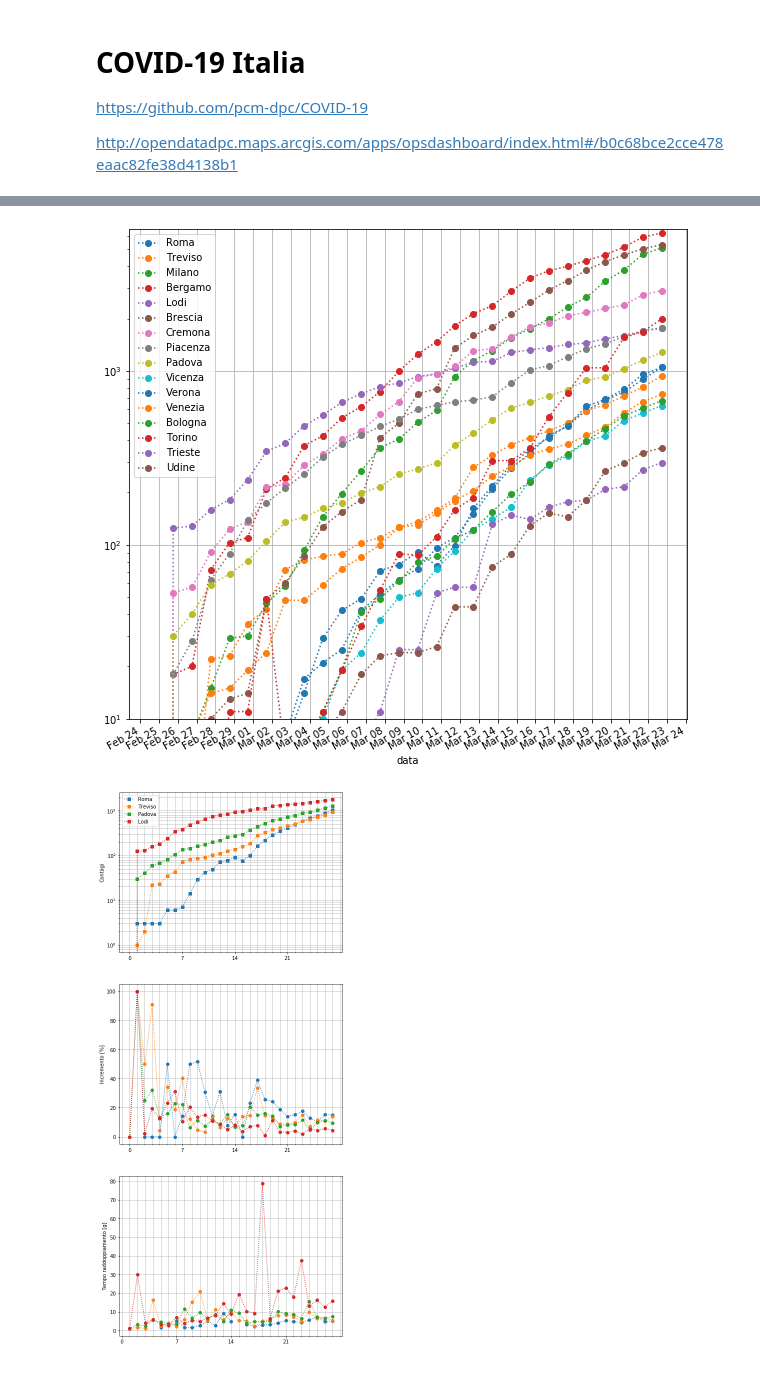
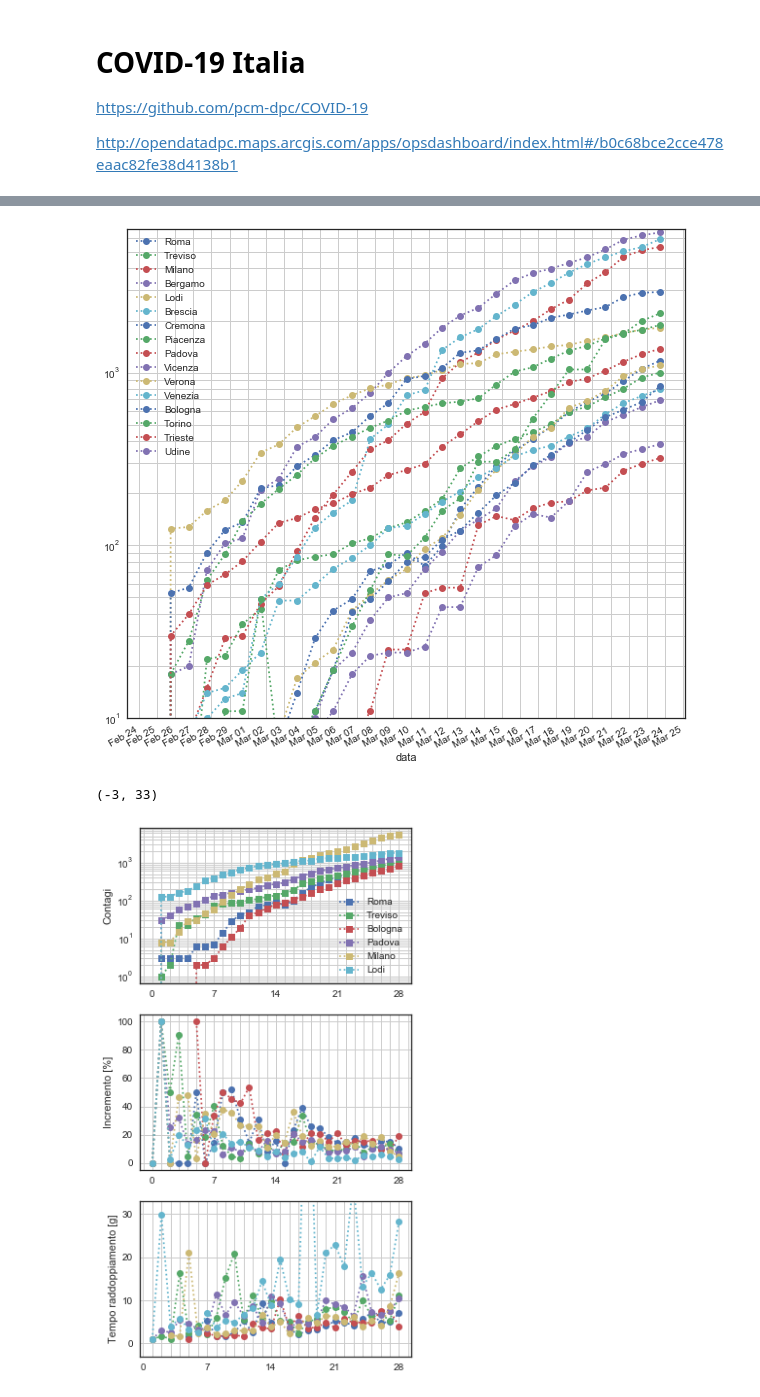
Before and after one commit to zenandrea/COVID-19_plots, a Jupyter notebook: plot_ita.ipynb, the cells around one changed output, grey strips where cells are left out. Cells and saved outputs as stored; diff of their text form; code cells hidden in the pictures.

```diff
--- a/plot_ita.ipynb
+++ b/plot_ita.ipynb
@@ -109,11 +109,15 @@ Name: totale_casi, dtype: int64
 # %%
 %matplotlib inline
 #%matplotlib
-plt.rcParams['figure.figsize'] = [10, 10]
+#plt.rcParams['figure.figsize'] = [10, 10]
+
+plt.close('all')
+mpl.style.use('seaborn-white')
+fig, ax = plt.subplots( figsize=(10, 10))
 
 
-plt.close('all')
-fig, ax = plt.subplots()
+
+
 lista = ['Roma', 'Treviso']
 lista += [ 'Milano', 'Bergamo', 'Lodi', 'Brescia', 'Cremona', 'Piacenza']
 lista += [ 'Padova', 'Vicenza', 'Verona', 'Venezia' ]
@@ -128,33 +132,36 @@ for name in lista:
 ax.legend()
 ax.xaxis.set_major_locator(mdates.DayLocator())
 ax.xaxis.set_major_formatter(mdates.DateFormatter('%b %d'))
-ax.set_yticks([10, 20, 40, 60, 80, 100, 120, 500])
-ax.get_yaxis().set_major_formatter(mpl.ticker.ScalarFormatter())
+#ax.set_yticks([10, 20, 40, 60, 80, 100, 120, 500])
+#ax.get_yaxis().set_major_formatter(mpl.ticker.ScalarFormatter())
 
 
 plt.ylim(bottom=10)
 plt.yscale('log')
-plt.grid()
+plt.grid(True, 'both')
 # %% [output]
-[figure, old version]
+[figure, new version]
 # %%
 %matplotlib inline
 #%matplotlib
-plt.rcParams['figure.figsize'] = [8, 20]
+plt.rcParams['figure.figsize'] = [5, 10]
 
 # ln(2)/(d ln N/dt)
 
 plt.close('all')
 fig, ax = plt.subplots(3,1)
+
 lista = ['Roma', 'Treviso']
 #lista += [ 'Milano', 'Bergamo', 'Lodi', 'Brescia', 'Cremona', 'Piacenza']
 #lista += [ 'Padova', 'Vicenza', 'Verona', 'Venezia' ]
-#lista.append('Bologna')
+lista.append('Bologna')
 #lista.append('Torino')
 #lista.append('Trieste')
 #lista.append('Udine')
 lista.append('Padova')
+lista.append('Milano')
 lista.append('Lodi')
+
 for name in lista:
     c = dati[dati['denominazione_provincia'] == name]['totale_casi'].to_numpy()
     x = np.arange(len(c))
@@ -164,34 +171,36 @@ for name in lista:
     y[1:] = ( c[1:] - c[:-1] ) / c[1:]
     #y =  y.clip(min=0)
     y[ y<0 ] = 0.0
     ax[1].plot(x,100*y,marker='o',linestyle=':',label=name)
     yd = np.log( 1 + y )
     yd = log(2) / yd
     ax[2].plot(x,yd,marker='o',linestyle=':',label=name)
 ax[0].legend()
 ax[0].set_ylabel('Contagi')
 ax[0].set_yscale('log')
 ax[1].set_ylabel('Incremento [%]')
 ax[2].set_ylabel('Tempo raddoppiamento [g]')
 
 
 #start = 0; step = 7
 #xticks = dati[dati['sigla_provincia'] == 'RM'].index
 #fxticks = [ datetime.strptime(date, '%m/%d/%y').strftime('%b %d') for date in list(xticks) ]
 #plt.xticks(x[start::step], xticks[start::step])
 
 start = 0; step = 7
 #plt.xticks(x[start::step], x[start::step])
 for i in range(3):
     ax[i].set_xticks(x[start::step])
     ax[i].xaxis.set_minor_locator(MultipleLocator())
     ax[i].grid(True, 'both')
 
+ax[2].set_ylim([-3,33])
 #plt.ylim(bottom=0, top=100)
 #plt.yscale('linear')
 #plt.grid()
 # %% [output]
+(-3, 33)
-[figure, old version]
+[figure, new version]
 # %%
 %matplotlib inline
 #%matplotlib
```
Also changed, not shown: parts of 8 cells of this notebook, 4 other files.
